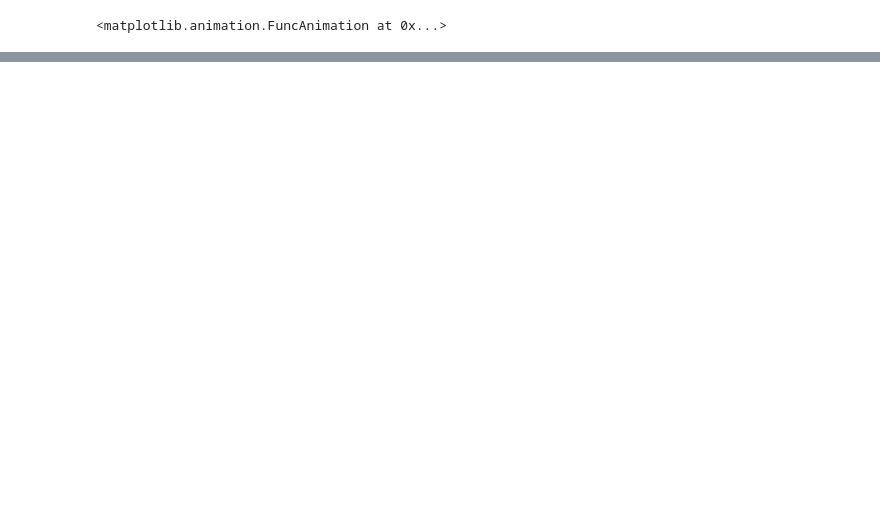
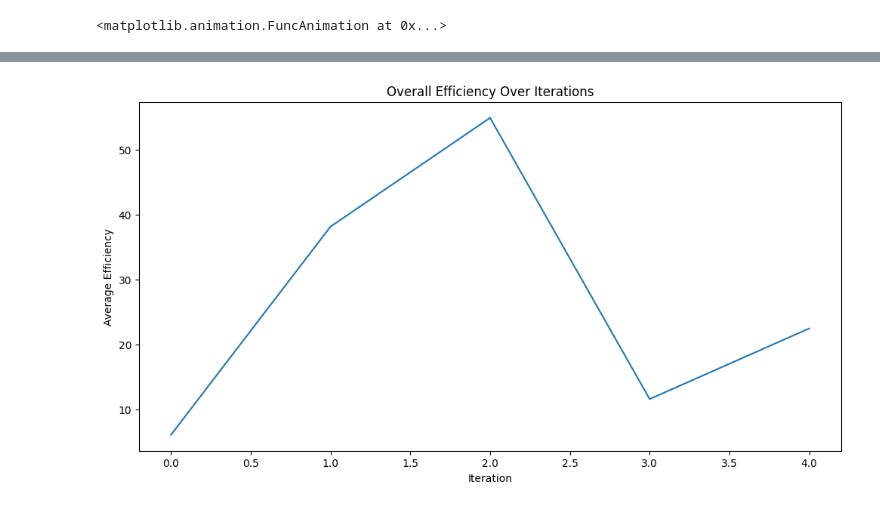
Before and after one commit to DiegoGarciaPadilla/TC2008B-Multiagentes, a Jupyter notebook: jupyter/Actividades/M1_Actividad.ipynb, the cells around one changed output, grey strips where cells are left out. Saved outputs shown, nothing was run; the diff lists cells and outputs as text; code cells hidden in the pictures; blank space fills up the shorter version.

```diff
--- a/jupyter/Actividades/M1_Actividad.ipynb
+++ b/jupyter/Actividades/M1_Actividad.ipynb
@@ -424,0 +451,22 @@ anim
+# %%
+params_1 = {
+    "width": 15,
+    "height": 15,
+    "num_agents": 5,
+    "num_food": 15
+}
+
+results_1 = batch_run(
+    WorldModel,
+    parameters = params_1,
+    iterations = ITERATIONS,
+    max_steps = MAX_STEPS,
+    number_processes = 1,
+    data_collection_period = 1,
+    display_progress = True
+)
+# %%
+df_1 = pd.DataFrame(results_1)
+data_1 = df_1[(df_1.Step == MAX_STEPS)].drop(
+    ['Step', 'width', 'height', 'num_agents', 'num_food', 'Grid'],
+    axis = 1)
@@ -424,0 +493,11 @@ anim
+# %%
+grouped_1 = data_1.groupby('iteration')['Efficiency'].mean().reset_index()
+
+plt.figure(figsize=(12, 6))
+sns.lineplot(x="iteration", y="Efficiency", data=grouped_1)
+plt.title("Overall Efficiency Over Iterations")
+plt.xlabel("Iteration")
+plt.ylabel("Average Efficiency")
+plt.show()
+# %% [output]
+[figure, added]
```
Also changed, not shown: parts of 42 cells of this notebook.
